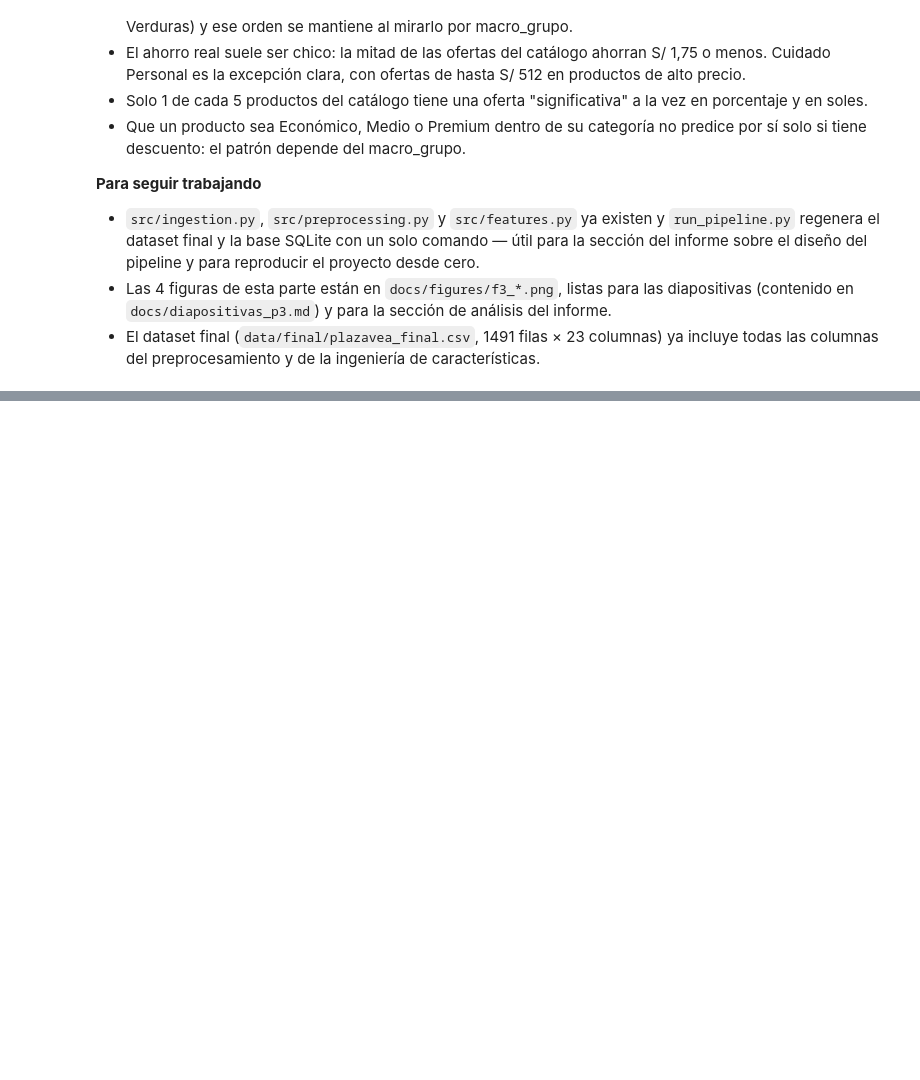
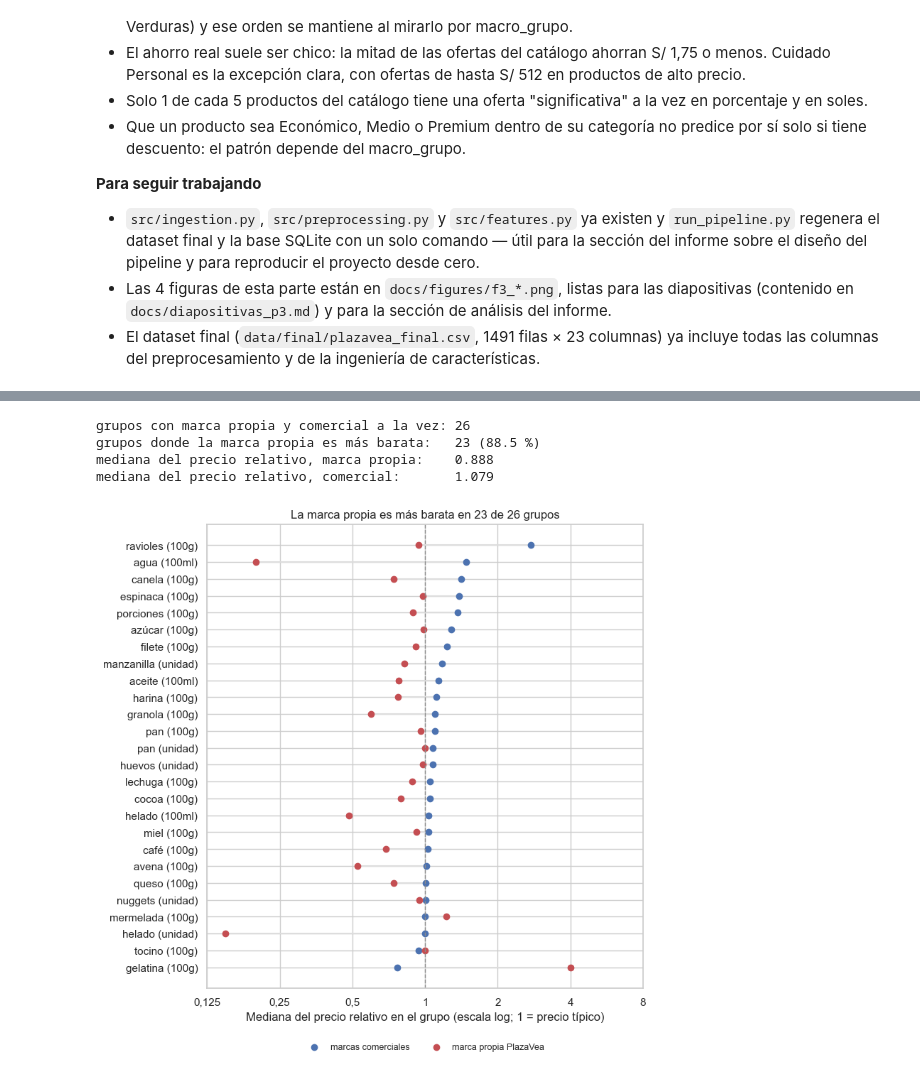
Before and after one commit to DnCuadros23/Proyecto-ACD, a Jupyter notebook: notebooks/Proyecto_Final.ipynb, the cells around one changed output, grey strips where cells are left out. Cells and saved outputs as stored; diff of their text form; code cells hidden in the pictures; blank space fills up the shorter version.

```diff
--- a/notebooks/Proyecto_Final.ipynb
+++ b/notebooks/Proyecto_Final.ipynb
@@ -950,0 +991,15 @@ dataset final: (1491, 23) | columnas: ['id_producto', 'nombre', 'marca', 'catego
+# %%
+comparables = grupos_comparables(df)
+
+print(f"productos con precio unitario conocido: {df['precio_unitario_normalizado'].notna().sum()} de {len(df)}")
+print(f"productos en grupos comparables:       {len(comparables)}")
+print(f"grupos comparables:                    {comparables['grupo_comparable'].nunique()}")
+print(f"marcas distintas en esos grupos:       {comparables['marca'].nunique()}")
+
+log("comparación entre marcas",
+    "comparar marcas por precio_unitario_normalizado dentro de grupos categoria + tipo_producto + unidad",
+    "el precio total no es comparable entre presentaciones de distinto tamaño ni entre tipos de producto",
+    "comparar precio_venta por marca en toda la categoría (mezcla tipos y tamaños)",
+    len(df), len(comparables))
+
+comparables.groupby("grupo_comparable").size().sort_values(ascending=False).head(10)
@@ -950,0 +1121,32 @@ dataset final: (1491, 23) | columnas: ['id_producto', 'nombre', 'marca', 'catego
+# %%
+propia = comparar_marca_propia(comparables).sort_values("comercial")
+n_barata = int(propia["propia_mas_barata"].sum())
+print(f"grupos con marca propia y comercial a la vez: {len(propia)}")
+print(f"grupos donde la marca propia es más barata:   {n_barata} ({n_barata / len(propia) * 100:.1f} %)")
+print(f"mediana del precio relativo, marca propia:    {propia['marca_propia'].median():.3f}")
+print(f"mediana del precio relativo, comercial:       {propia['comercial'].median():.3f}")
+
+fig, ax = plt.subplots(figsize=(8, 8))
+y = range(len(propia))
+ax.hlines(y, propia["marca_propia"], propia["comercial"], color="#DDDDDD", zorder=1)
+ax.scatter(propia["comercial"], y, color=AZUL, label="marcas comerciales", zorder=2)
+ax.scatter(propia["marca_propia"], y, color=ROJO, label="marca propia PlazaVea", zorder=2)
+ax.axvline(1, color=GRIS, ls="--", lw=1)
+ax.set_xscale("log")
+ax.set_xticks(TICKS_RELATIVO)
+ax.set_xticklabels([f"{t:g}".replace(".", ",") for t in TICKS_RELATIVO])
+ax.minorticks_off()
+ax.set_yticks(list(y))
+ax.set_yticklabels([g.split(" | ")[1] + " (" + g.split(" | ")[2] + ")" for g in propia.index])
+ax.set_xlabel("Mediana del precio relativo en el grupo (escala log; 1 = precio típico)")
+ax.set_title(f"La marca propia es más barata en {n_barata} de {len(propia)} grupos")
+ax.legend(loc="upper center", bbox_to_anchor=(0.5, -0.1), ncol=2, fontsize=9, frameon=False)
+plt.tight_layout()
+plt.savefig(FIGURAS / "f4_marca_propia_vs_comercial.png", dpi=120, bbox_inches="tight")
+plt.show()
+# %% [output]
+grupos con marca propia y comercial a la vez: 26
+grupos donde la marca propia es más barata:   23 (88.5 %)
+mediana del precio relativo, marca propia:    0.888
+mediana del precio relativo, comercial:       1.079
+[figure, added]
```
Also changed, not shown: parts of 22 cells of this notebook, 7 other files.
